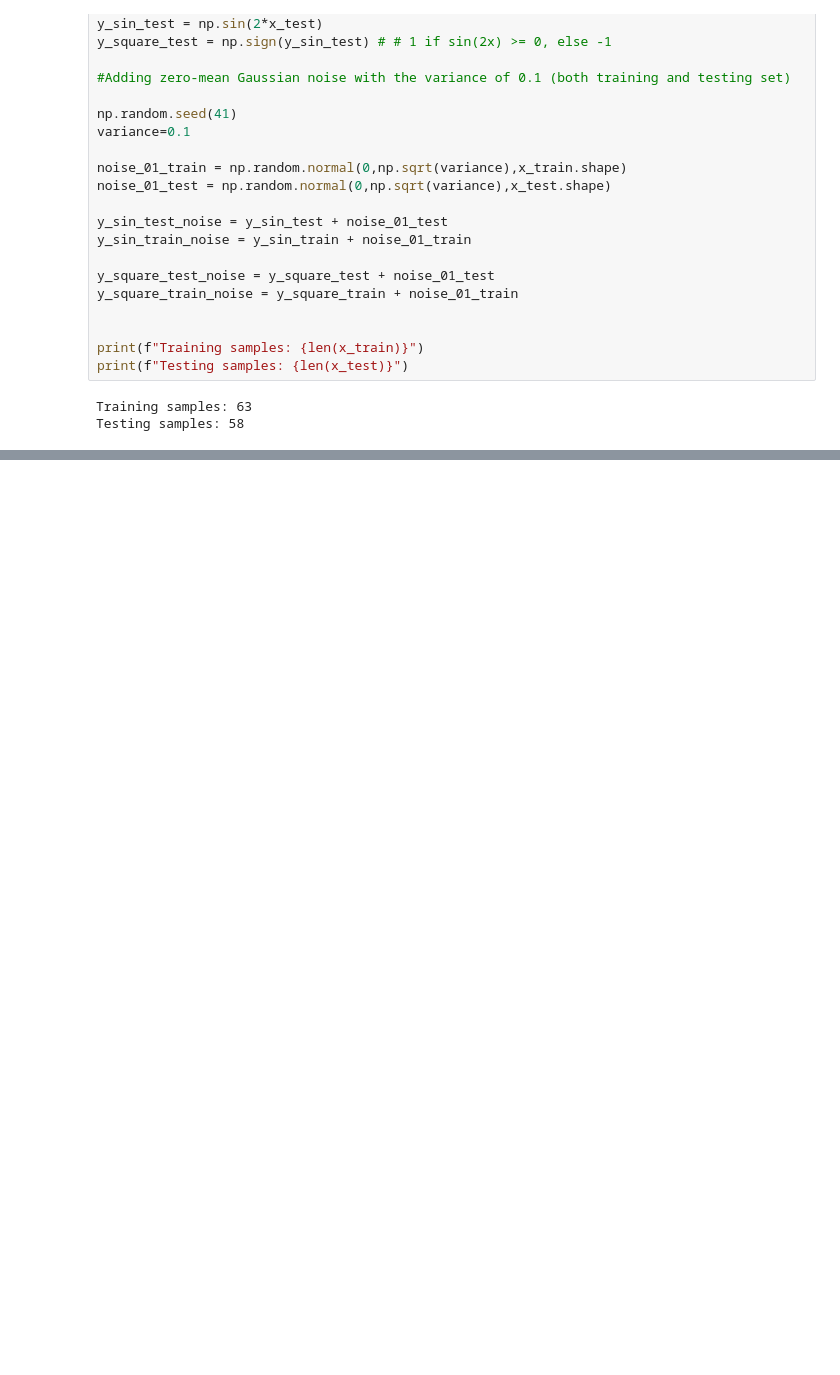
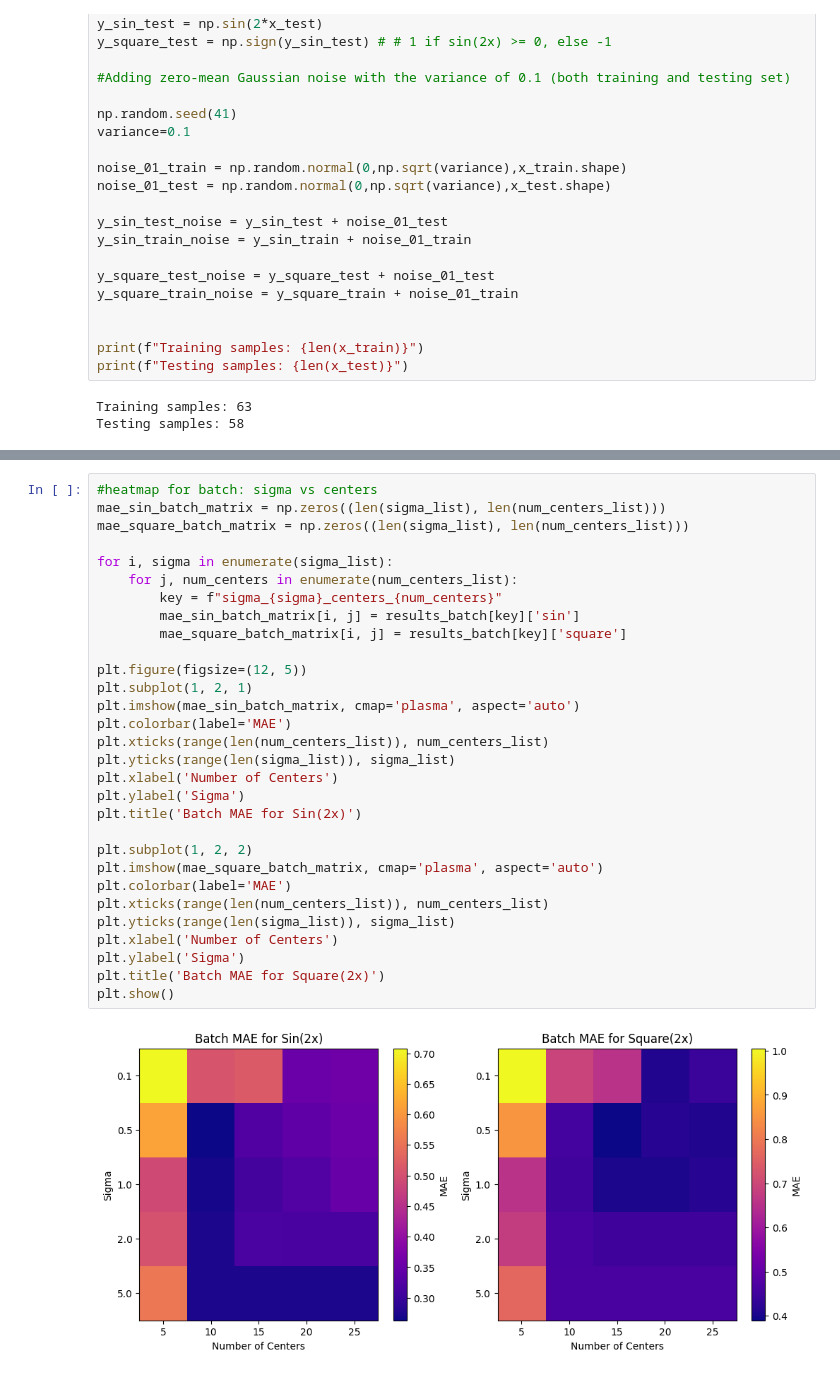
Before and after one commit to sebastians1999/DD2437_ANNs, a Jupyter notebook: main.ipynb, the cells around one changed output, grey strips where cells are left out. Cells and saved outputs as stored; diff of their text form; blank space fills up the shorter version.

```diff
--- a/main.ipynb
+++ b/main.ipynb
@@ -323,0 +377,32 @@ Testing samples: 58
+# %%
+#heatmap for batch: sigma vs centers
+mae_sin_batch_matrix = np.zeros((len(sigma_list), len(num_centers_list)))
+mae_square_batch_matrix = np.zeros((len(sigma_list), len(num_centers_list)))
+
+for i, sigma in enumerate(sigma_list):
+    for j, num_centers in enumerate(num_centers_list):
+        key = f"sigma_{sigma}_centers_{num_centers}"
+        mae_sin_batch_matrix[i, j] = results_batch[key]['sin']
+        mae_square_batch_matrix[i, j] = results_batch[key]['square']
+
+plt.figure(figsize=(12, 5))
+plt.subplot(1, 2, 1)
+plt.imshow(mae_sin_batch_matrix, cmap='plasma', aspect='auto')
+plt.colorbar(label='MAE')
+plt.xticks(range(len(num_centers_list)), num_centers_list)
+plt.yticks(range(len(sigma_list)), sigma_list)
+plt.xlabel('Number of Centers')
+plt.ylabel('Sigma')
+plt.title('Batch MAE for Sin(2x)')
+
+plt.subplot(1, 2, 2)
+plt.imshow(mae_square_batch_matrix, cmap='plasma', aspect='auto')
+plt.colorbar(label='MAE')
+plt.xticks(range(len(num_centers_list)), num_centers_list)
+plt.yticks(range(len(sigma_list)), sigma_list)
+plt.xlabel('Number of Centers')
+plt.ylabel('Sigma')
+plt.title('Batch MAE for Square(2x)')
+plt.show()
+# %% [output]
+[figure, added]
```
Also changed, not shown: parts of 8 cells of this notebook, 2 other files.
